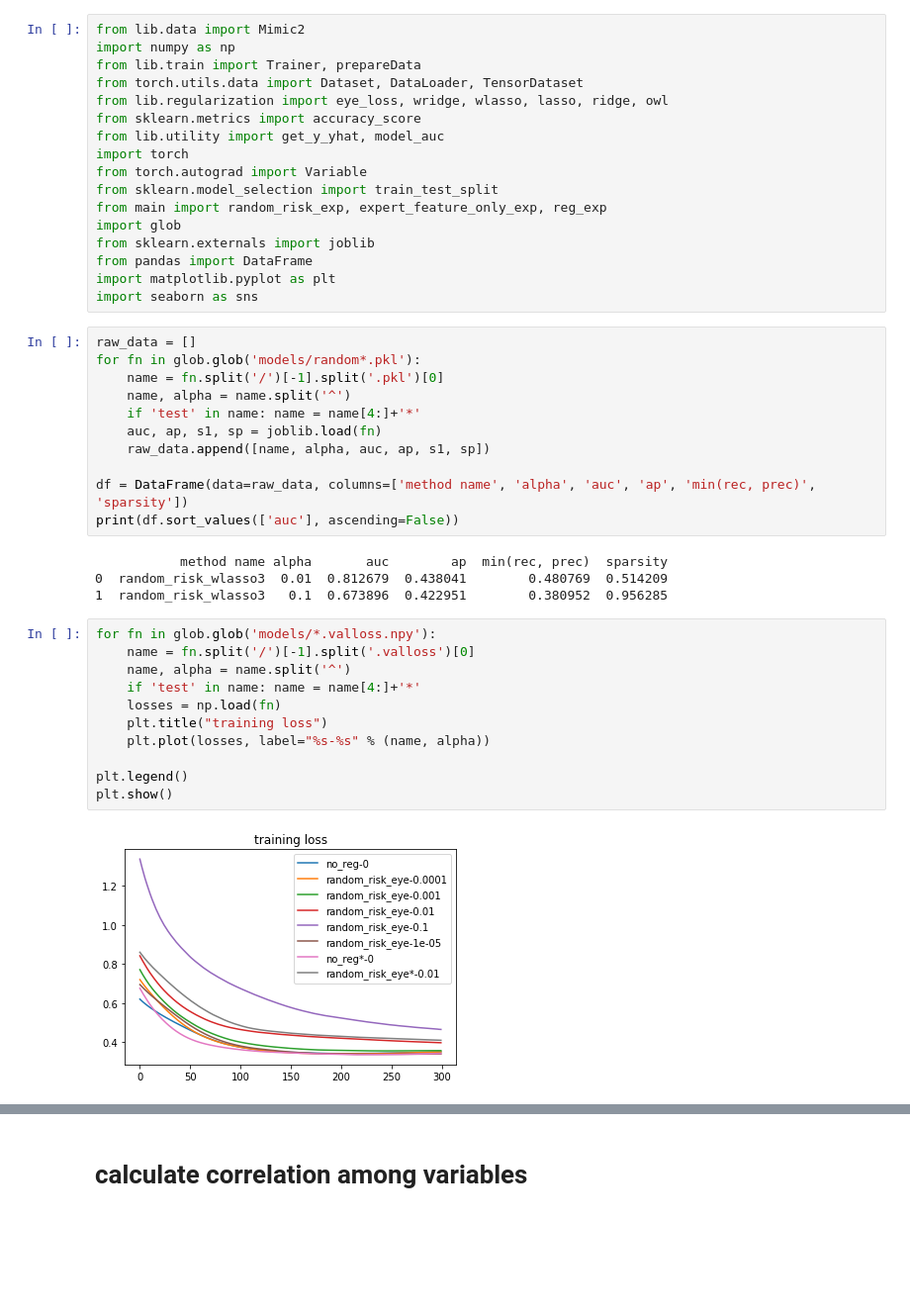
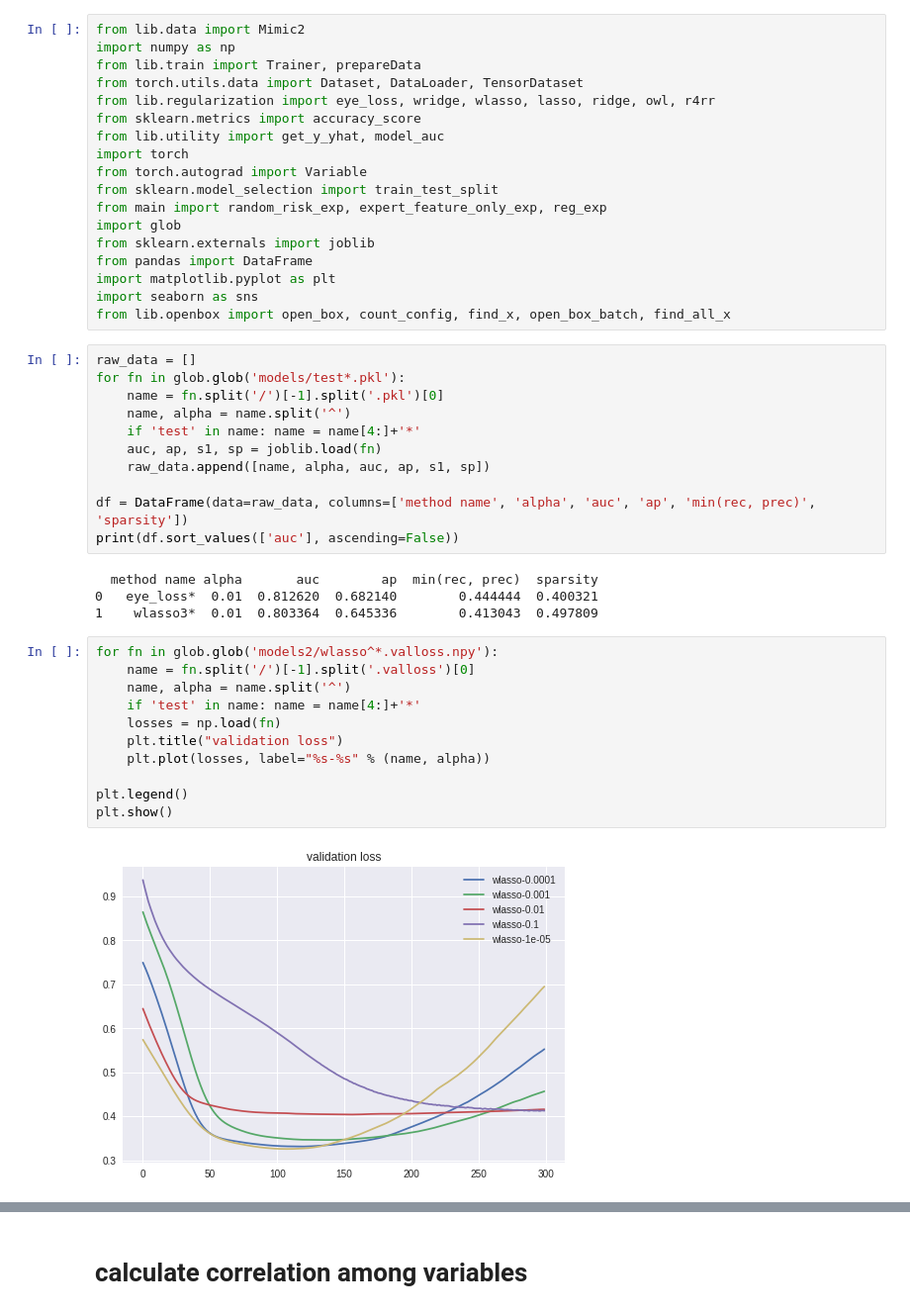
Before and after one commit to nathanwang000/OpenboxEYE, a Jupyter notebook: Eval.ipynb, the cells around one changed output, grey strips where cells are left out. Shown: that part at 99% size. Saved outputs shown, nothing was run; the diff lists cells and outputs as text; blank space fills up the shorter version.

```diff
--- a/Eval.ipynb
+++ b/Eval.ipynb
@@ -3,7 +3,7 @@ from lib.data import Mimic2
 import numpy as np
 from lib.train import Trainer, prepareData
 from torch.utils.data import Dataset, DataLoader, TensorDataset
-from lib.regularization import eye_loss, wridge, wlasso, lasso, ridge, owl
+from lib.regularization import eye_loss, wridge, wlasso, lasso, ridge, owl, r4rr
 from sklearn.metrics import accuracy_score
 from lib.utility import get_y_yhat, model_auc
 import torch
@@ -15,9 +15,10 @@ from sklearn.externals import joblib
 from pandas import DataFrame
 import matplotlib.pyplot as plt
 import seaborn as sns
+from lib.openbox import open_box, count_config, find_x, open_box_batch, find_all_x
 # %%
 raw_data = []
-for fn in glob.glob('models/random*.pkl'):
+for fn in glob.glob('models/test*.pkl'):
     name = fn.split('/')[-1].split('.pkl')[0]
     name, alpha = name.split('^')
     if 'test' in name: name = name[4:]+'*'
@@ -27,19 +28,19 @@ for fn in glob.glob('models/random*.pkl'):
 df = DataFrame(data=raw_data, columns=['method name', 'alpha', 'auc', 'ap', 'min(rec, prec)', 'sparsity'])
 print(df.sort_values(['auc'], ascending=False))
 # %% [output]
-           method name alpha       auc        ap  min(rec, prec)  sparsity
-0  random_risk_wlasso3  0.01  0.812679  0.438041        0.480769  0.514209
-1  random_risk_wlasso3   0.1  0.673896  0.422951        0.380952  0.956285
+  method name alpha       auc        ap  min(rec, prec)  sparsity
+0   eye_loss*  0.01  0.812620  0.682140        0.444444  0.400321
+1    wlasso3*  0.01  0.803364  0.645336        0.413043  0.497809
 # %%
-for fn in glob.glob('models/*.valloss.npy'):
+for fn in glob.glob('models2/wlasso^*.valloss.npy'):
     name = fn.split('/')[-1].split('.valloss')[0]
     name, alpha = name.split('^')
     if 'test' in name: name = name[4:]+'*'
     losses = np.load(fn)
-    plt.title("training loss")
+    plt.title("validation loss")
     plt.plot(losses, label="%s-%s" % (name, alpha))
 
 plt.legend()
 plt.show()
 # %% [output]
-[figure, old version]
+[figure, new version]
```
Also changed, not shown: parts of 16 cells of this notebook, 1 other file.
